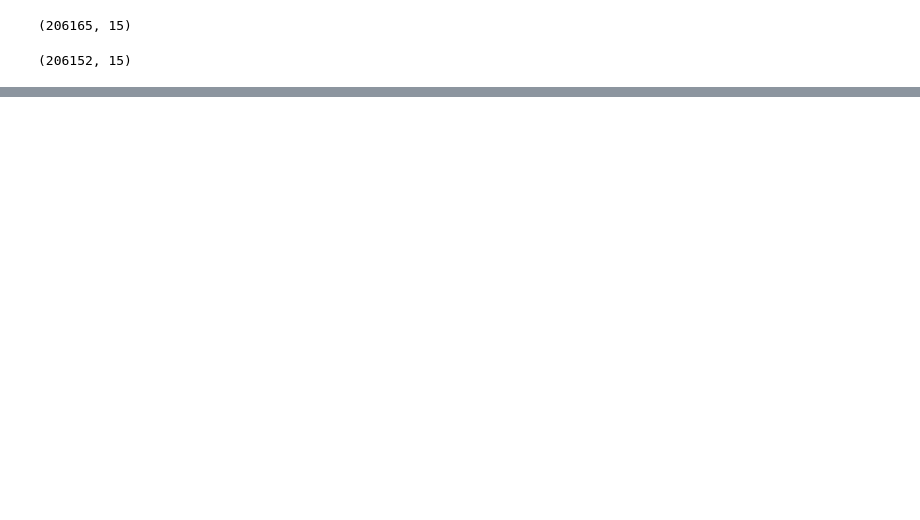
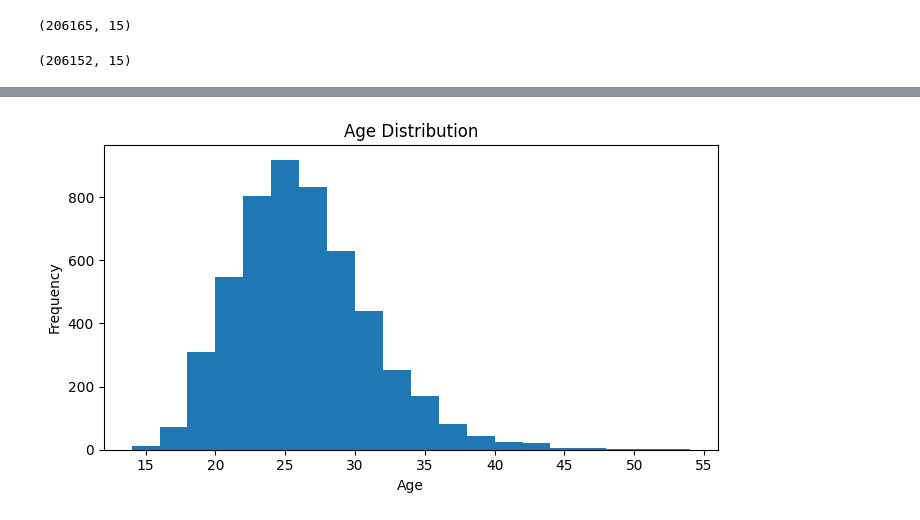
Before and after one commit to vp0716/Olympics, a Jupyter notebook: Olympics.ipynb, the cells around one changed output, grey strips where cells are left out. Drawn from its saved outputs; the diff is of its cells as text; code cells hidden in the pictures; blank space fills up the shorter version.

```diff
--- a/Olympics.ipynb
+++ b/Olympics.ipynb
@@ -149,0 +183,13 @@ data.shape
+# %%
+# age distribution visualization
+plt.figure(figsize=(7,4))
+plt.hist(racket_df["Age"], bins=20)
+
+plt.title("Age Distribution")
+plt.xlabel("Age")
+plt.ylabel("Frequency")
+plt.tight_layout()
+plt.savefig("age_distribution.png")
+plt.show()
+# %% [output]
+[figure, added]
```
Also changed, not shown: parts of 9 cells of this notebook.
